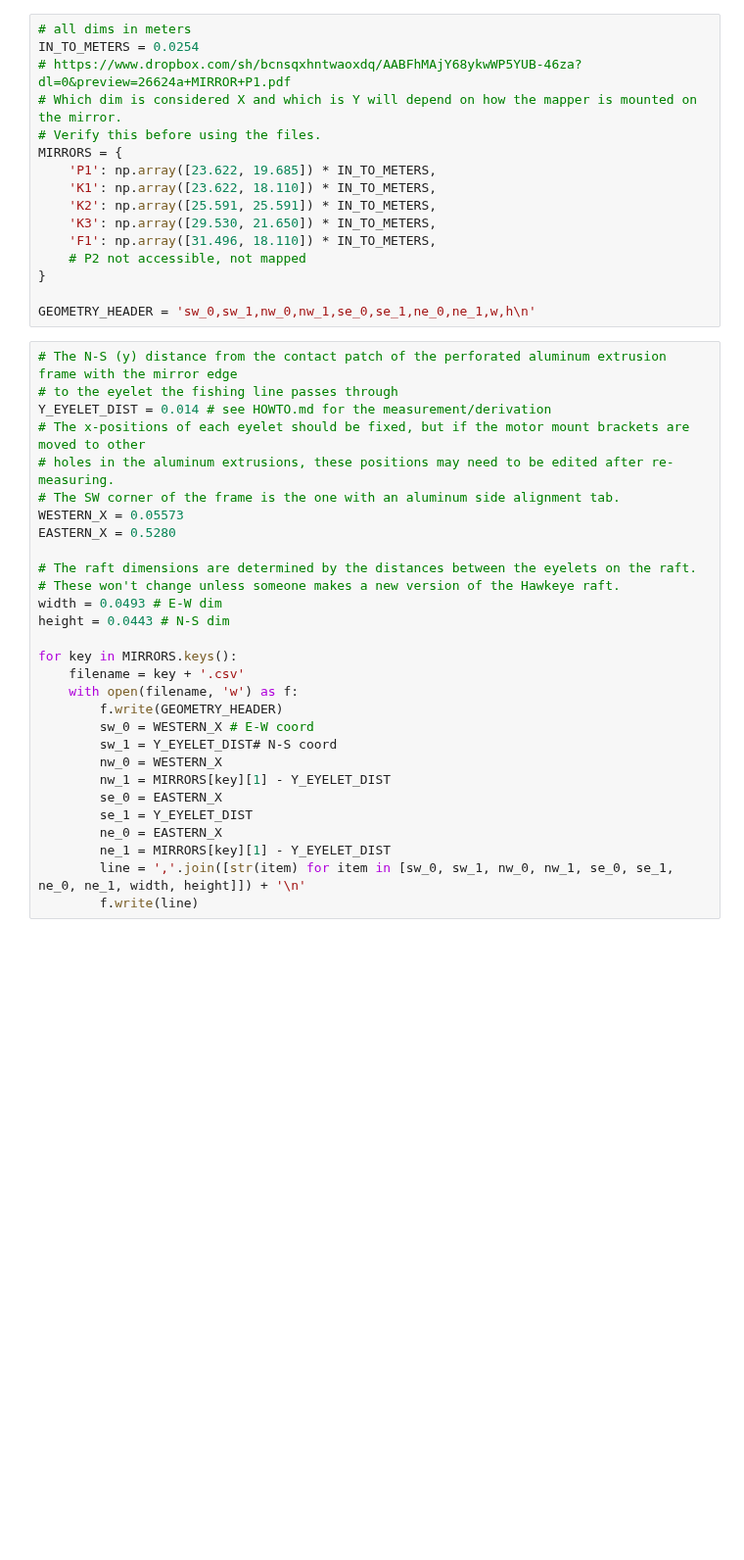
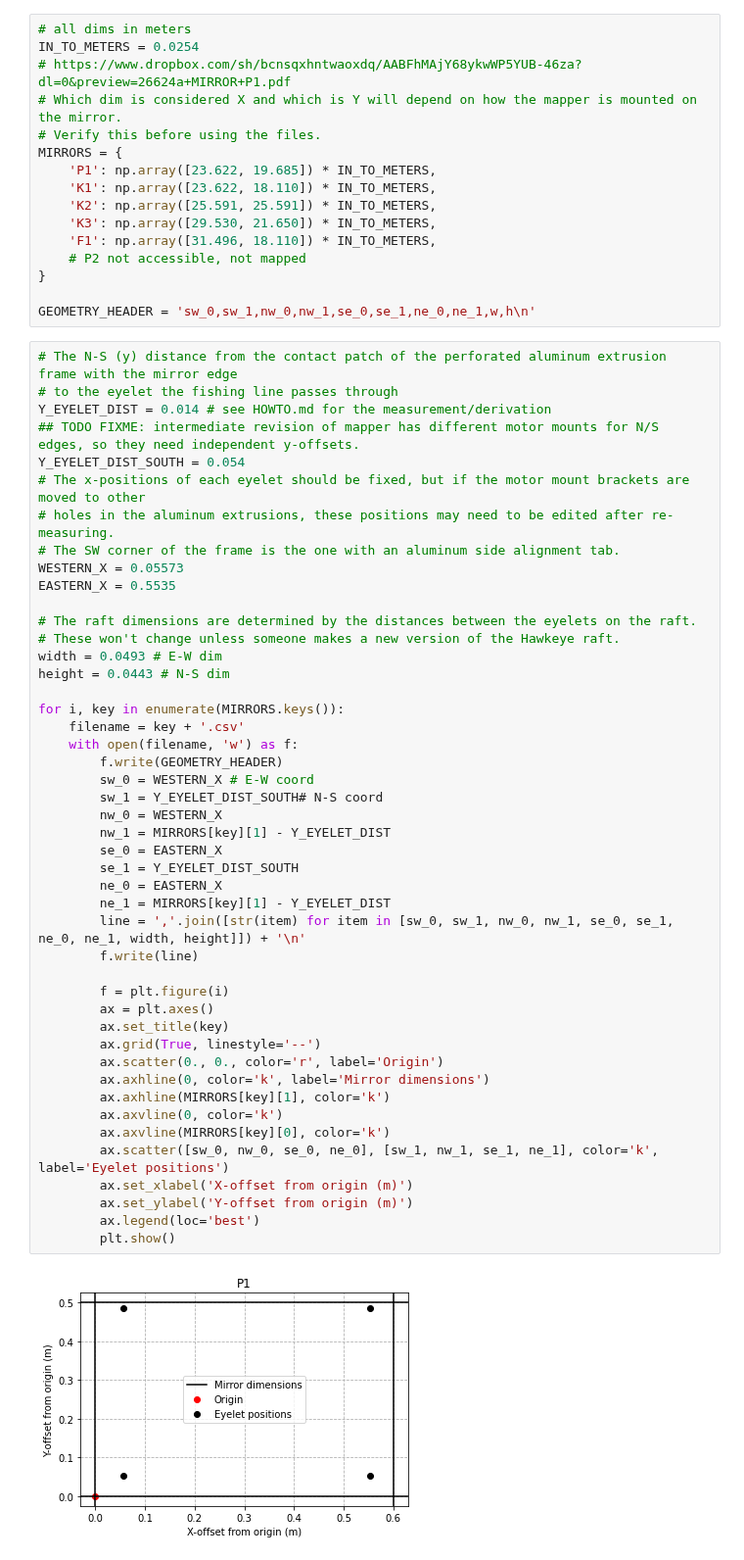
Before and after one commit to evanmayer/hotspot, a Jupyter notebook: data/input/geometry/create_geometry.ipynb, the cells around one changed output. Shown at 98% size. Cells and saved outputs as stored; diff of their text form; blank space fills up the shorter version.

Commit message:
update geometry for aymmetrical motor mounts and fix x-coord bug

```diff
--- a/data/input/geometry/create_geometry.ipynb
+++ b/data/input/geometry/create_geometry.ipynb
@@ -20,29 +20,48 @@ GEOMETRY_HEADER = 'sw_0,sw_1,nw_0,nw_1,se_0,se_1,ne_0,ne_1,w,h\n'
 # %%
 # The N-S (y) distance from the contact patch of the perforated aluminum extrusion frame with the mirror edge
 # to the eyelet the fishing line passes through
 Y_EYELET_DIST = 0.014 # see HOWTO.md for the measurement/derivation
+## TODO FIXME: intermediate revision of mapper has different motor mounts for N/S edges, so they need independent y-offsets.
+Y_EYELET_DIST_SOUTH = 0.054
 # The x-positions of each eyelet should be fixed, but if the motor mount brackets are moved to other
 # holes in the aluminum extrusions, these positions may need to be edited after re-measuring.
 # The SW corner of the frame is the one with an aluminum side alignment tab.
 WESTERN_X = 0.05573
-EASTERN_X = 0.5280
+EASTERN_X = 0.5535
 
 # The raft dimensions are determined by the distances between the eyelets on the raft.
 # These won't change unless someone makes a new version of the Hawkeye raft.
 width = 0.0493 # E-W dim
 height = 0.0443 # N-S dim
 
-for key in MIRRORS.keys():
+for i, key in enumerate(MIRRORS.keys()):
     filename = key + '.csv'
     with open(filename, 'w') as f:
         f.write(GEOMETRY_HEADER)
         sw_0 = WESTERN_X # E-W coord
-        sw_1 = Y_EYELET_DIST# N-S coord
+        sw_1 = Y_EYELET_DIST_SOUTH# N-S coord
         nw_0 = WESTERN_X
         nw_1 = MIRRORS[key][1] - Y_EYELET_DIST
         se_0 = EASTERN_X
-        se_1 = Y_EYELET_DIST
+        se_1 = Y_EYELET_DIST_SOUTH
         ne_0 = EASTERN_X
         ne_1 = MIRRORS[key][1] - Y_EYELET_DIST
         line = ','.join([str(item) for item in [sw_0, sw_1, nw_0, nw_1, se_0, se_1, ne_0, ne_1, width, height]]) + '\n'
         f.write(line)
+
+        f = plt.figure(i)
+        ax = plt.axes()
+        ax.set_title(key)
+        ax.grid(True, linestyle='--')
+        ax.scatter(0., 0., color='r', label='Origin')
+        ax.axhline(0, color='k', label='Mirror dimensions')
+        ax.axhline(MIRRORS[key][1], color='k')
+        ax.axvline(0, color='k')
+        ax.axvline(MIRRORS[key][0], color='k')
+        ax.scatter([sw_0, nw_0, se_0, ne_0], [sw_1, nw_1, se_1, ne_1], color='k', label='Eyelet positions')
+        ax.set_xlabel('X-offset from origin (m)')
+        ax.set_ylabel('Y-offset from origin (m)')
+        ax.legend(loc='best')
+        plt.show()
+# %% [output]
+[figure, added]
```
Also changed, not shown: parts of 1 cell of this notebook, 5 other files.
